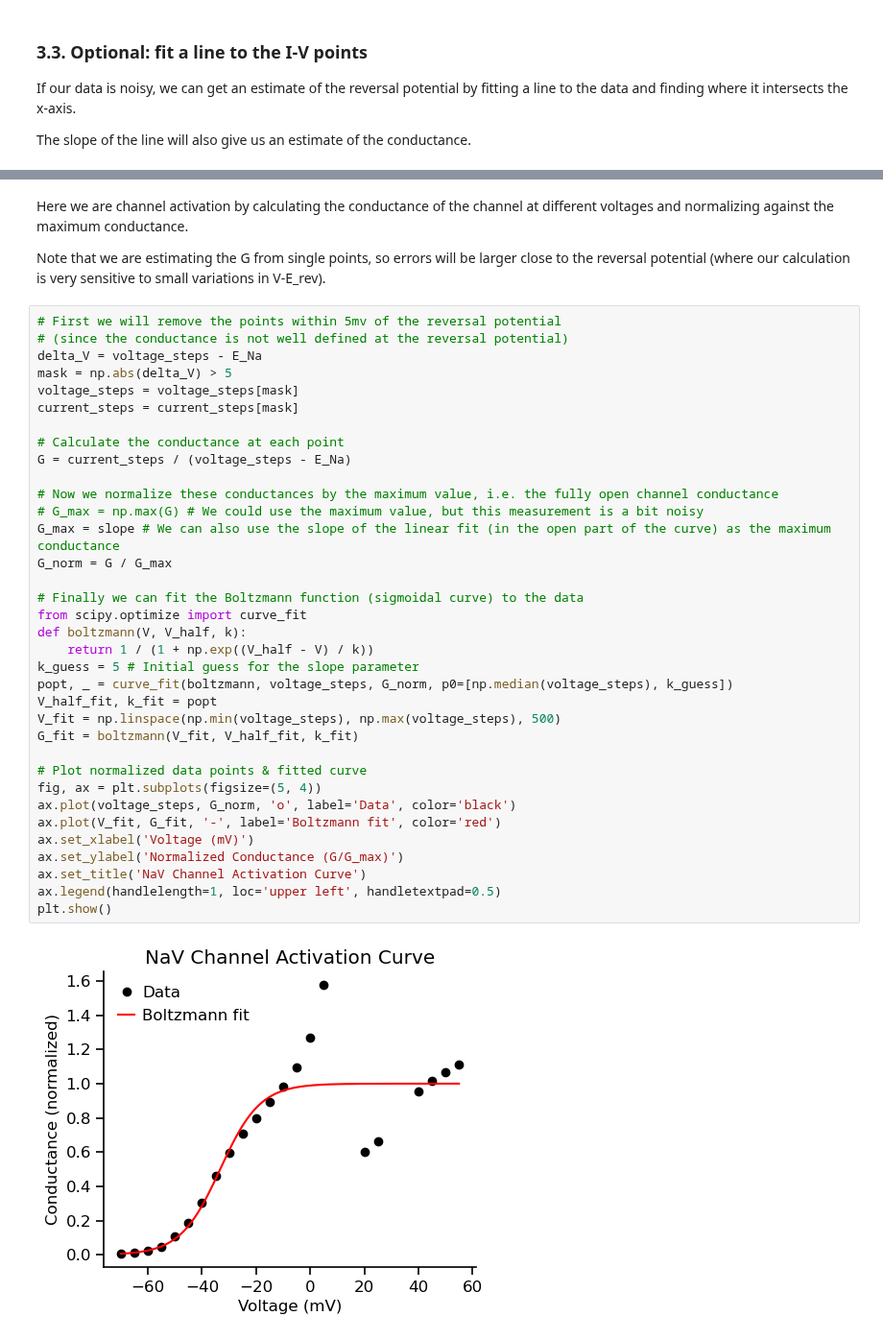
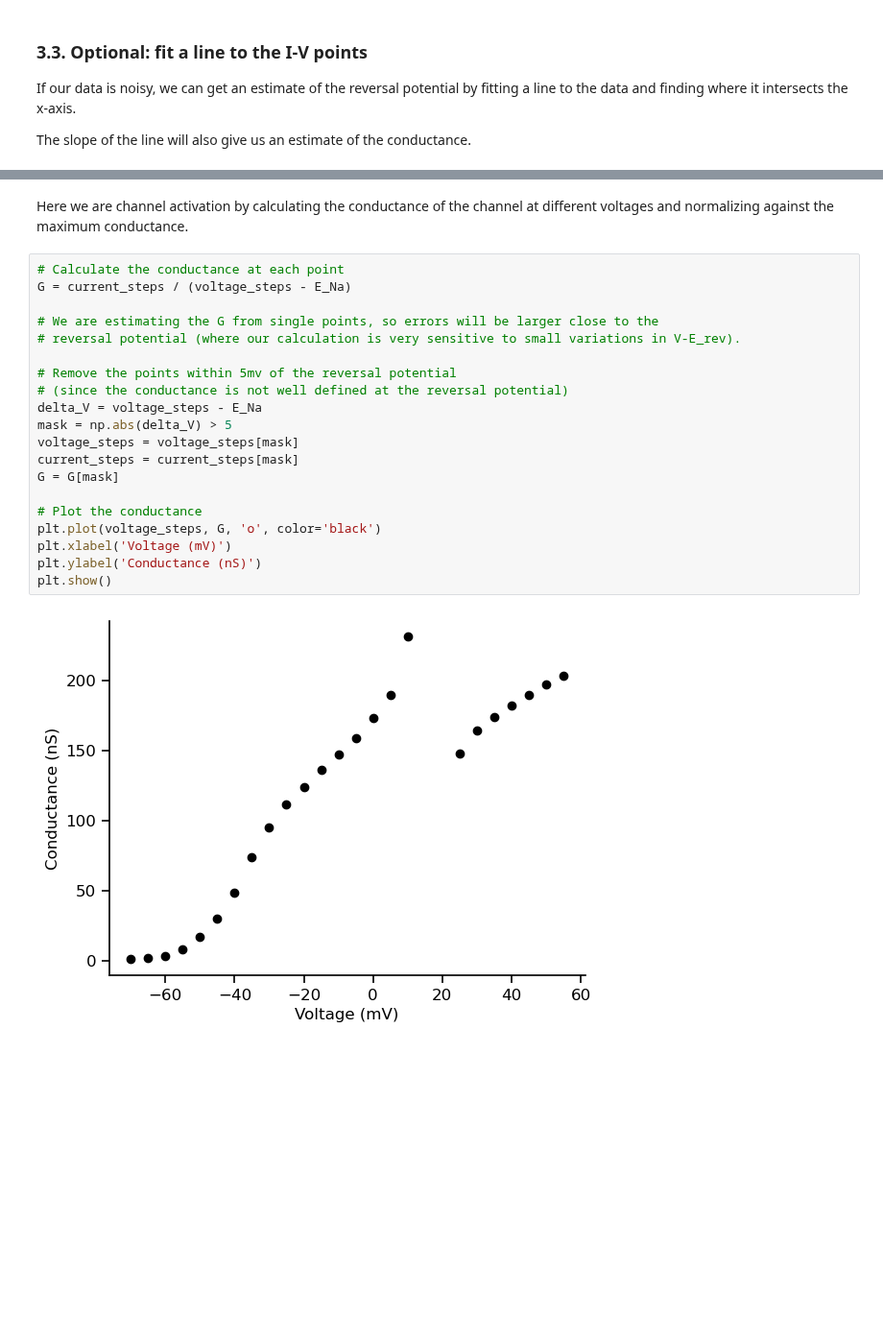
Before and after one commit to argalloni/CSHL_IonChannels2025, a Jupyter notebook: Analysis 1 - Na activation I-V.ipynb, the cells around one changed output, grey strips where cells are left out. Shown at 96% size. Saved outputs shown, nothing was run; the diff lists cells and outputs as text; blank space fills up the shorter version.

```diff
--- a/CSHL 1 - Na IVcurve.ipynb
+++ b/Analysis 1 - Na activation I-V.ipynb
@@ -171,42 +176,25 @@ Otherwise your Na channel activation curve will be bad.
 <img src="images/Na_IV_activation_analysis.png" width="600">
 # %% [markdown]
 Here we are channel activation by calculating the conductance of the channel at different voltages and normalizing against the maximum conductance.
-
-Note that we are estimating the G from single points, so errors will be larger close to the reversal potential (where our calculation is very sensitive to small variations in V-E_rev).
-# %%
-# First we will remove the points within 5mv of the reversal potential
-# (since the conductance is not well defined at the reversal potential)
-delta_V = voltage_steps - E_Na
-mask = np.abs(delta_V) > 5
-voltage_steps = voltage_steps[mask]
-current_steps = current_steps[mask]
-
-# Calculate the conductance at each point
-G = current_steps / (voltage_steps - E_Na)
-
-# Now we normalize these conductances by the maximum value, i.e. the fully open channel conductance
-# G_max = np.max(G) # We could use the maximum value, but this measurement is a bit noisy
-G_max = slope # We can also use the slope of the linear fit (in the open part of the curve) as the maximum conductance
-G_norm = G / G_max
-
-# Finally we can fit the Boltzmann function (sigmoidal curve) to the data
-from scipy.optimize import curve_fit
-def boltzmann(V, V_half, k):
-    return 1 / (1 + np.exp((V_half - V) / k))
-k_guess = 5 # Initial guess for the slope parameter
-popt, _ = curve_fit(boltzmann, voltage_steps, G_norm, p0=[np.median(voltage_steps), k_guess])
-V_half_fit, k_fit = popt
-V_fit = np.linspace(np.min(voltage_steps), np.max(voltage_steps), 500)
-G_fit = boltzmann(V_fit, V_half_fit, k_fit)
-
-# Plot normalized data points & fitted curve
-fig, ax = plt.subplots(figsize=(5, 4))
-ax.plot(voltage_steps, G_norm, 'o', label='Data', color='black')
-ax.plot(V_fit, G_fit, '-', label='Boltzmann fit', color='red')
-ax.set_xlabel('Voltage (mV)')
-ax.set_ylabel('Normalized Conductance (G/G_max)')
-ax.set_title('NaV Channel Activation Curve')
-ax.legend(handlelength=1, loc='upper left', handletextpad=0.5)
-plt.show()
-# %% [output]
-[figure, removed]
+# %%
+# Calculate the conductance at each point
+G = current_steps / (voltage_steps - E_Na)
+
+# We are estimating the G from single points, so errors will be larger close to the
+# reversal potential (where our calculation is very sensitive to small variations in V-E_rev).
+
+# Remove the points within 5mv of the reversal potential
+# (since the conductance is not well defined at the reversal potential)
+delta_V = voltage_steps - E_Na
+mask = np.abs(delta_V) > 5
+voltage_steps = voltage_steps[mask]
+current_steps = current_steps[mask]
+G = G[mask]
+
+# Plot the conductance
+plt.plot(voltage_steps, G, 'o', color='black')
+plt.xlabel('Voltage (mV)')
+plt.ylabel('Conductance (nS)')
+plt.show()
+# %% [output]
+[figure, added]
```
Also changed, not shown: parts of 3 cells of this notebook, 6 other files.
